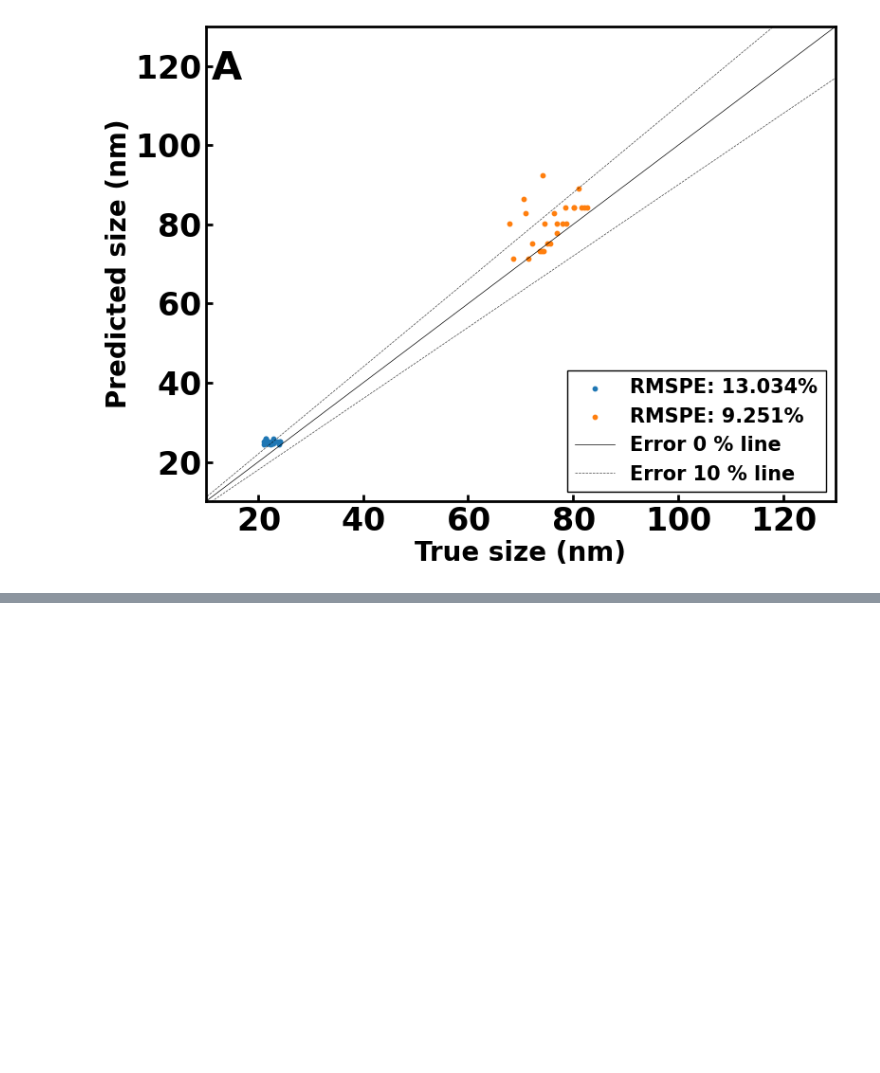
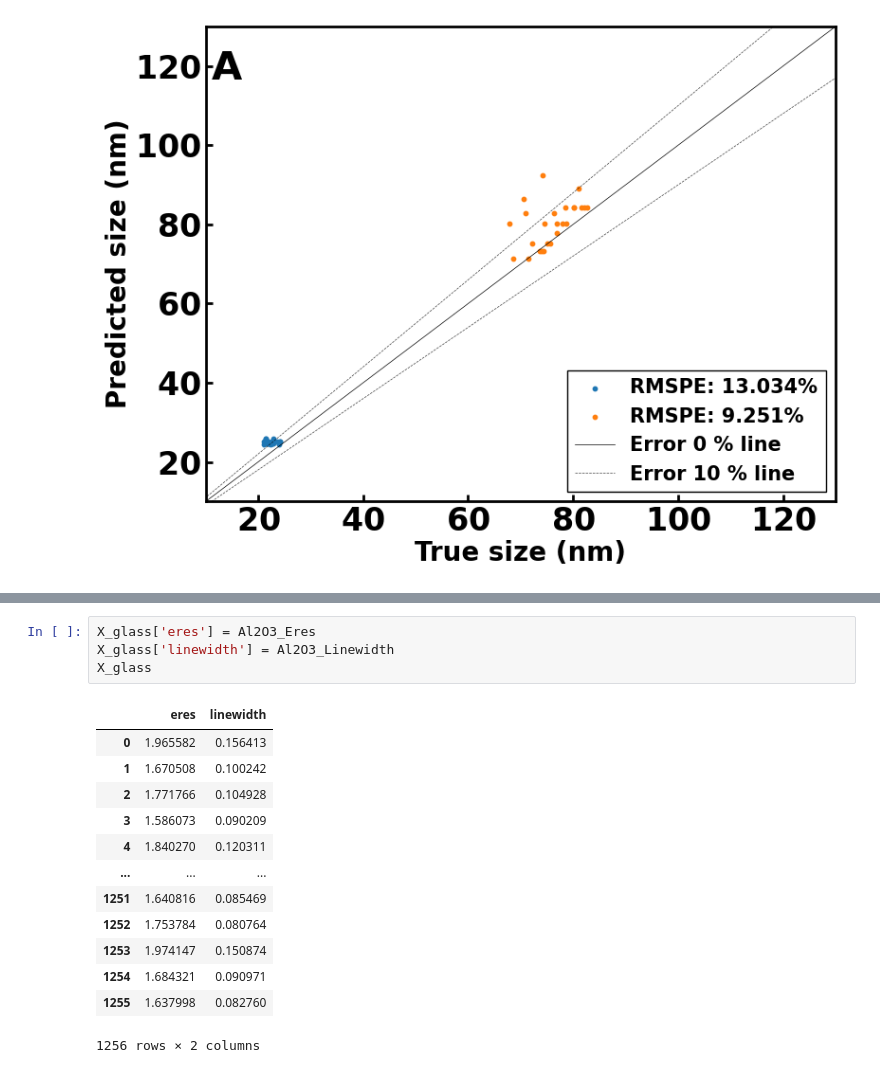
Before and after one commit to SWAN88/AuNR_DA, a Jupyter notebook: 083024_figure4_playground.ipynb, the cells around one changed output, grey strips where cells are left out. Saved outputs shown, nothing was run; the diff lists cells and outputs as text; blank space fills up the shorter version.

```diff
--- a/083024_figure4_playground.ipynb
+++ b/083024_figure4_playground.ipynb
@@ -325,0 +429,18 @@ Text(0.01, 0.95, 'A')
+# %%
+X_glass['eres'] = Al2O3_Eres
+X_glass['linewidth'] = Al2O3_Linewidth
+X_glass
+# %% [output]
+|  | eres | linewidth |
+| 0 | 1.965582 | 0.156413 |
+| 1 | 1.670508 | 0.100242 |
+| 2 | 1.771766 | 0.104928 |
+| 3 | 1.586073 | 0.090209 |
+| 4 | 1.840270 | 0.120311 |
+| ... | ... | ... |
+| 1251 | 1.640816 | 0.085469 |
+| 1252 | 1.753784 | 0.080764 |
+| 1253 | 1.974147 | 0.150874 |
+| 1254 | 1.684321 | 0.090971 |
+| 1255 | 1.637998 | 0.082760 |
+1256 rows × 2 columns
```
Also changed, not shown: parts of 15 cells of this notebook, 1 other file.
